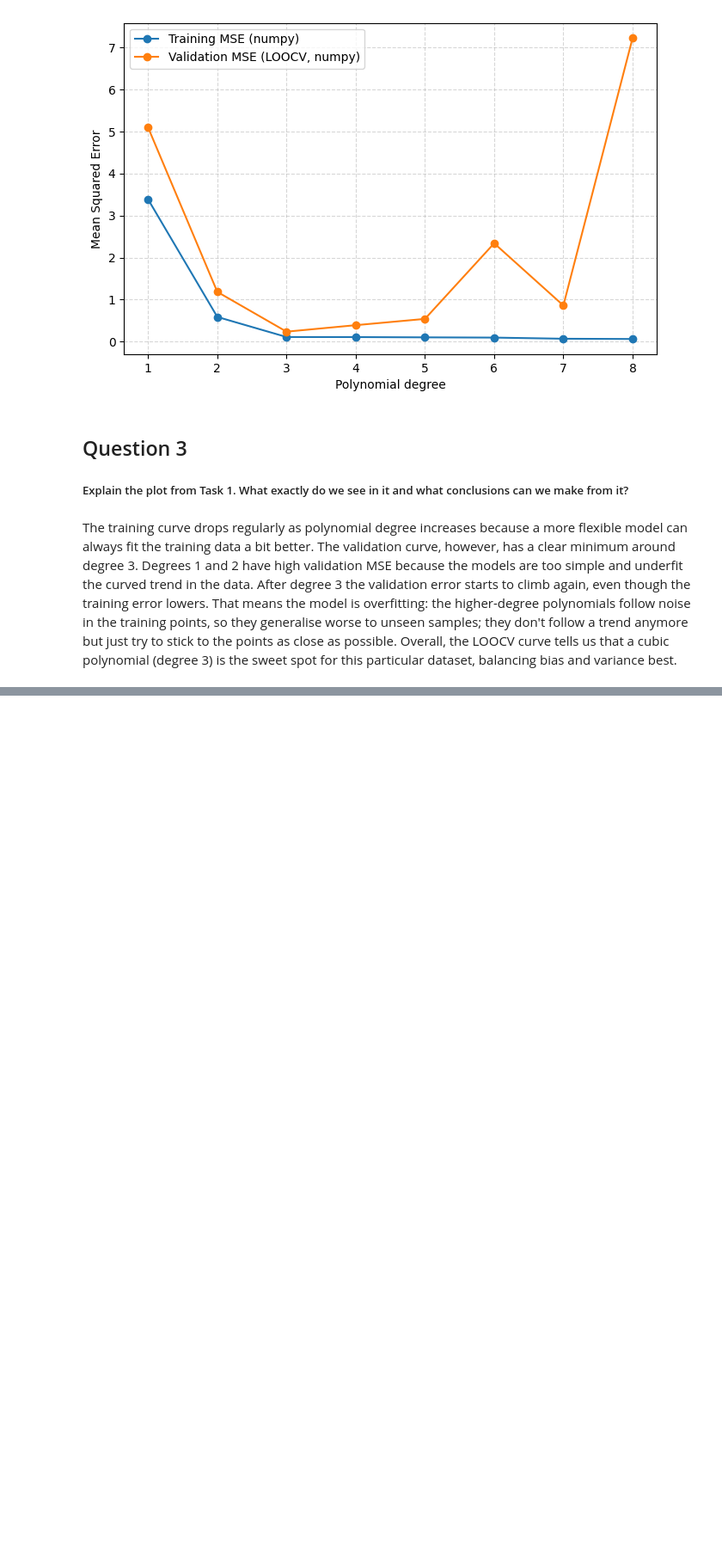
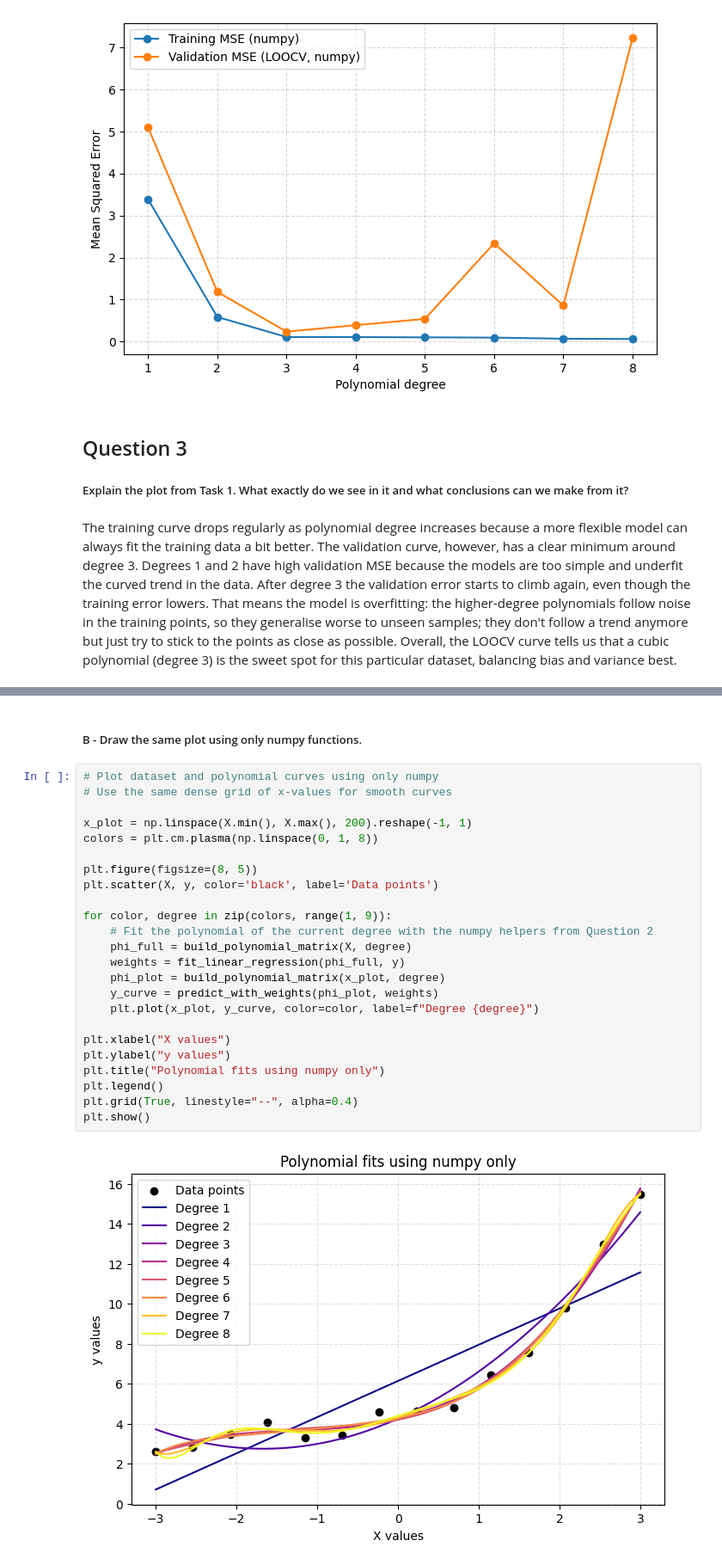
Before and after one commit to loic-marigny/machine-learning-rtu, a Jupyter notebook: 4_Assignment.ipynb, the cells around one changed output, grey strips where cells are left out. Shown at 86% size. Cells and saved outputs as stored; diff of their text form; blank space fills up the shorter version.

Commit message:
Question 4 OK

```diff
--- a/4_Assignment.ipynb
+++ b/4_Assignment.ipynb
@@ -199,0 +231,28 @@ That means the model is overfitting: the higher-degree polynomials follow noise
+# %% [markdown]
+##### B - Draw the same plot using only numpy functions.
+# %%
+# Plot dataset and polynomial curves using only numpy
+# Use the same dense grid of x-values for smooth curves
+
+x_plot = np.linspace(X.min(), X.max(), 200).reshape(-1, 1)
+colors = plt.cm.plasma(np.linspace(0, 1, 8))
+
+plt.figure(figsize=(8, 5))
+plt.scatter(X, y, color='black', label='Data points')
+
+for color, degree in zip(colors, range(1, 9)):
+    # Fit the polynomial of the current degree with the numpy helpers from Question 2
+    phi_full = build_polynomial_matrix(X, degree)
+    weights = fit_linear_regression(phi_full, y)
+    phi_plot = build_polynomial_matrix(x_plot, degree)
+    y_curve = predict_with_weights(phi_plot, weights)
+    plt.plot(x_plot, y_curve, color=color, label=f"Degree {degree}")
+
+plt.xlabel("X values")
+plt.ylabel("y values")
+plt.title("Polynomial fits using numpy only")
+plt.legend()
+plt.grid(True, linestyle="--", alpha=0.4)
+plt.show()
+# %% [output]
+[figure, added]
```
Also changed, not shown: parts of 3 cells of this notebook.
